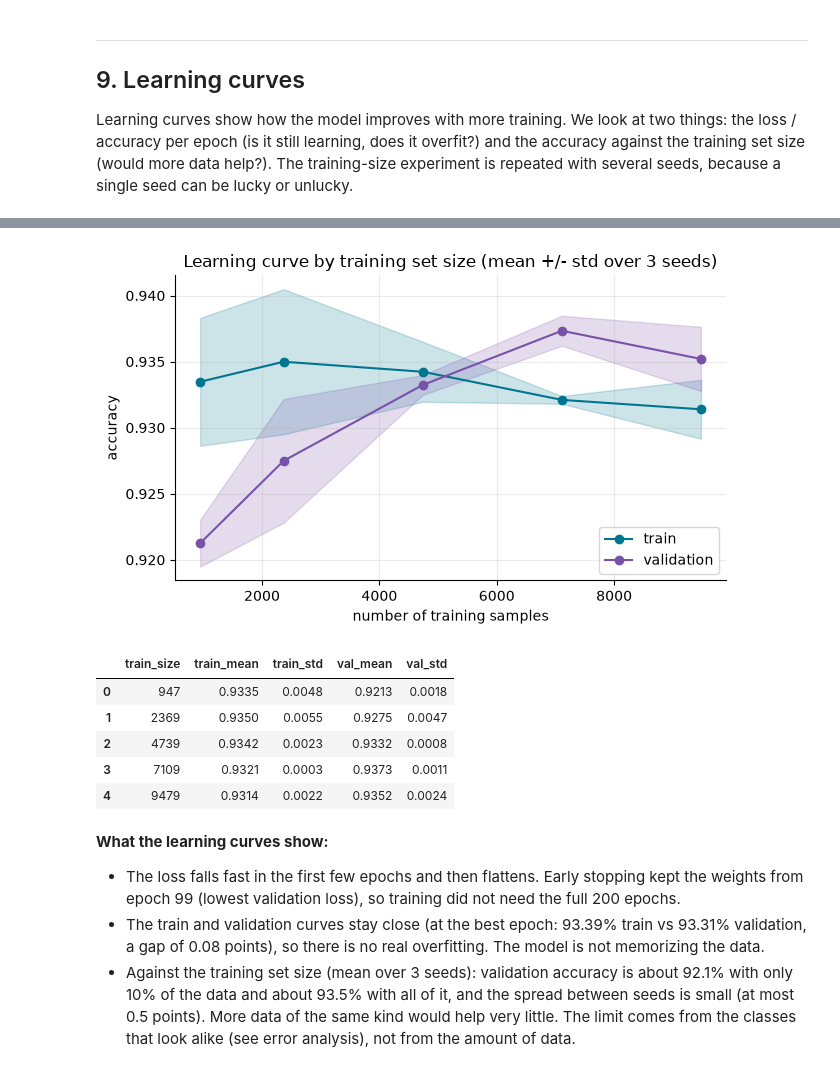
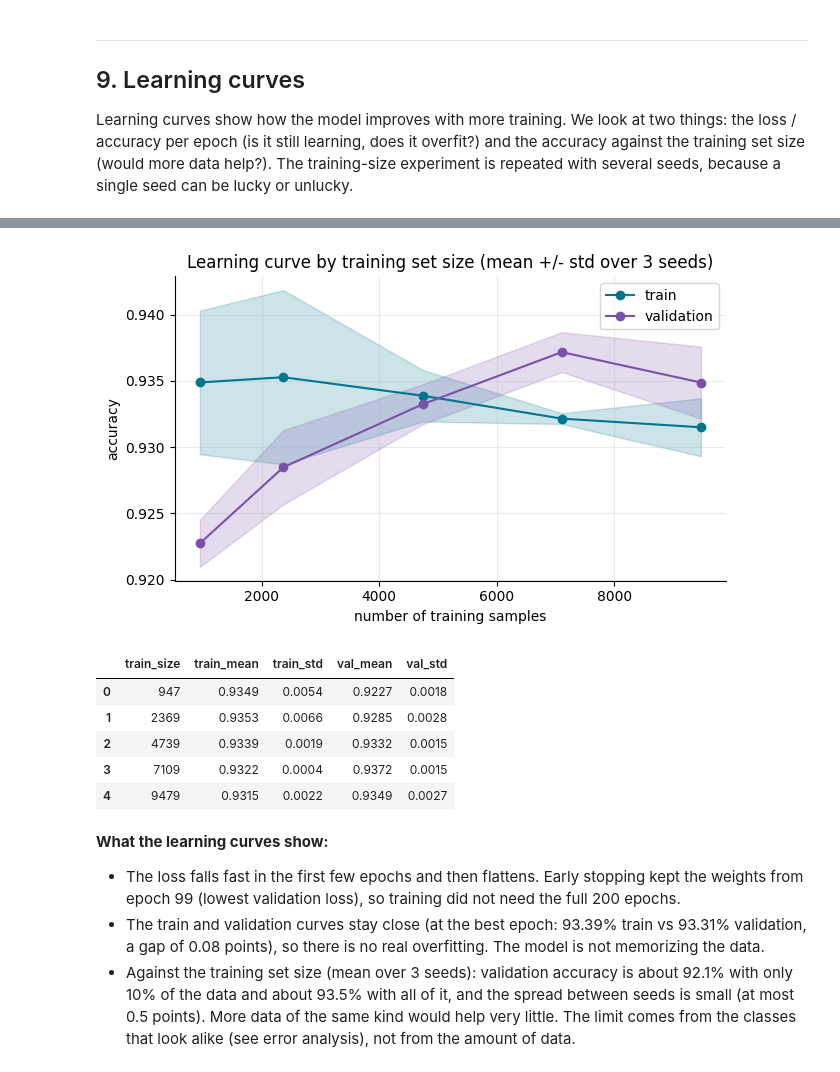
Before and after one commit to shrouk01033/DryBean, a Jupyter notebook: dry-bean-nn-project.ipynb, the cells around one changed output, grey strips where cells are left out. Saved outputs shown, nothing was run; the diff lists cells and outputs as text; code cells hidden in the pictures.

Commit message:
Add Normalization layer to the model

```diff
--- a/dry-bean-nn-project.ipynb
+++ b/dry-bean-nn-project.ipynb
@@ -211,8 +230,11 @@ print(classes)
 
 X_tmp, X_test, y_tmp, y_test = train_test_split(X, y, test_size=0.15, stratify=y, random_state=seed)
 X_train, X_val, y_train, y_val = train_test_split(X_tmp, y_tmp, test_size=0.15/0.85, stratify=y_tmp, random_state=seed)
+# The neural network gets the raw features: its Normalization layer does the scaling (see build_model)
+Xtr, Xva, Xte = X_train, X_val, X_test
+# Scaled copies (scaler fitted on the training set only) for the scikit-learn models and the feature plot
 scaler = StandardScaler().fit(X_train)
-Xtr, Xva, Xte = scaler.transform(X_train), scaler.transform(X_val), scaler.transform(X_test)
+Xtr_s, Xva_s, Xte_s = scaler.transform(X_train), scaler.transform(X_val), scaler.transform(X_test)
 ytr, yva, yte = y_train, y_val, y_test   # integer labels, used with sparse categorical cross entropy
 print(Xtr.shape, Xva.shape, Xte.shape)
 # %% [output]
@@ -229,9 +251,13 @@ Same style as a standard tabular network (two hidden ReLU layers), but the outpu
 # %%
 n_features = Xtr.shape[1]
 
-def build_model(layers=(16, 8), dropout=0.0, optimizer="adam", init="glorot_uniform"):
+def build_model(layers=(16, 8), dropout=0.0, optimizer="adam", init="glorot_uniform", normalize_with=None):
     model = Sequential()
     model.add(Input(shape=(n_features,)))
+    if normalize_with is not None:               # scaling is part of the model
+        norm = Normalization()
+        norm.adapt(normalize_with)               # learns mean and std from the training data only
+        model.add(norm)
     for n in layers:
         model.add(Dense(n, kernel_initializer=init, activation="relu"))
         if dropout > 0:
@@ -241,7 +267,7 @@ def build_model(layers=(16, 8), dropout=0.0, optimizer="adam", init="glorot_unif
     return model
 
 keras.utils.set_random_seed(seed)
-model = build_model()
+model = build_model(normalize_with=Xtr)
 model.summary()
 history = model.fit(Xtr, ytr, validation_data=(Xva, yva), epochs=100, batch_size=32, verbose=0)
 print("baseline  train acc=%.4f  val acc=%.4f" % (history.history["accuracy"][-1], history.history["val_accuracy"][-1]))
@@ -283,7 +311,7 @@ topologies = {"8": (8,), "16-8": (16, 8), "32-16": (32, 16), "64-32": (64, 32),
 rows = []
 for name, layers in topologies.items():
     keras.utils.set_random_seed(seed)
-    m = build_model(layers)
+    m = build_model(layers, normalize_with=Xtr)
     t = time.time()
     h = m.fit(Xtr, ytr, validation_data=(Xva, yva), epochs=100, batch_size=32, verbose=0)
     rows.append((name, m.count_params(), h.history["accuracy"][-1], h.history["val_accuracy"][-1], max(h.history["val_accuracy"]), time.time() - t))
@@ -455,37 +483,37 @@ at the best epoch (105): train acc=0.9341  val acc=0.9331  gap=0.10 points
 # %%
 # 9.2 Against the training set size (same settings, fixed 60 epochs, same validation set)
 # One seed can be lucky or unlucky, so each size is trained with 3 seeds and we look at the mean and the spread.
 fractions = [0.1, 0.25, 0.5, 0.75, 1.0]
 lc_seeds = [7, 21, 42]
 rows = []
 for f in fractions:
     n = int(len(Xtr) * f)
     for s in lc_seeds:
         idx = numpy.random.RandomState(s).permutation(len(Xtr))[:n]
         keras.utils.set_random_seed(s)
-        m = build_model((32, 16), dropout=best["mlp__model__dropout"], optimizer=best["mlp__model__optimizer"])
+        m = build_model((32, 16), dropout=best["mlp__model__dropout"], optimizer=best["mlp__model__optimizer"], normalize_with=Xtr[idx])
         m.fit(Xtr[idx], ytr[idx], epochs=60, batch_size=best["mlp__batch_size"], verbose=0)
         rows.append((n, s, m.evaluate(Xtr[idx], ytr[idx], verbose=0)[1], m.evaluate(Xva, yva, verbose=0)[1]))
 runs = pandas.DataFrame(rows, columns=["train_size", "seed", "train_acc", "val_acc"])
 lc = runs.groupby("train_size").agg(train_mean=("train_acc", "mean"), train_std=("train_acc", "std"),
                                     val_mean=("val_acc", "mean"), val_std=("val_acc", "std")).reset_index()
 plt.figure(figsize=(6.5, 4))
 plt.plot(lc.train_size, lc.train_mean, "o-", color=PALETTE["train"], label="train")
 plt.fill_between(lc.train_size, lc.train_mean - lc.train_std, lc.train_mean + lc.train_std, color=PALETTE["train"], alpha=0.2)
 plt.plot(lc.train_size, lc.val_mean, "o-", color=PALETTE["val"], label="validation")
 plt.fill_between(lc.train_size, lc.val_mean - lc.val_std, lc.val_mean + lc.val_std, color=PALETTE["val"], alpha=0.2)
 plt.xlabel("number of training samples"); plt.ylabel("accuracy")
 plt.title("Learning curve by training set size (mean +/- std over 3 seeds)"); plt.legend()
 plt.tight_layout(); plt.show()
 lc.round(4)
 # %% [output]
-[figure, old version]
+[figure, new version]
 |  | train_size | train_mean | train_std | val_mean | val_std |
-| 0 | 947 | 0.9335 | 0.0048 | 0.9213 | 0.0018 |
-| 1 | 2369 | 0.9350 | 0.0055 | 0.9275 | 0.0047 |
-| 2 | 4739 | 0.9342 | 0.0023 | 0.9332 | 0.0008 |
-| 3 | 7109 | 0.9321 | 0.0003 | 0.9373 | 0.0011 |
-| 4 | 9479 | 0.9314 | 0.0022 | 0.9352 | 0.0024 |
+| 0 | 947 | 0.9349 | 0.0054 | 0.9227 | 0.0018 |
+| 1 | 2369 | 0.9353 | 0.0066 | 0.9285 | 0.0028 |
+| 2 | 4739 | 0.9339 | 0.0019 | 0.9332 | 0.0015 |
+| 3 | 7109 | 0.9322 | 0.0004 | 0.9372 | 0.0015 |
+| 4 | 9479 | 0.9315 | 0.0022 | 0.9349 | 0.0027 |
 # %% [markdown]
 **What the learning curves show:**
 - The loss falls fast in the first few epochs and then flattens. Early stopping kept the weights from epoch 99 (lowest validation loss), so training did not need the full 200 epochs.
```
Also changed, not shown: parts of 28 cells of this notebook, 1 other file.
